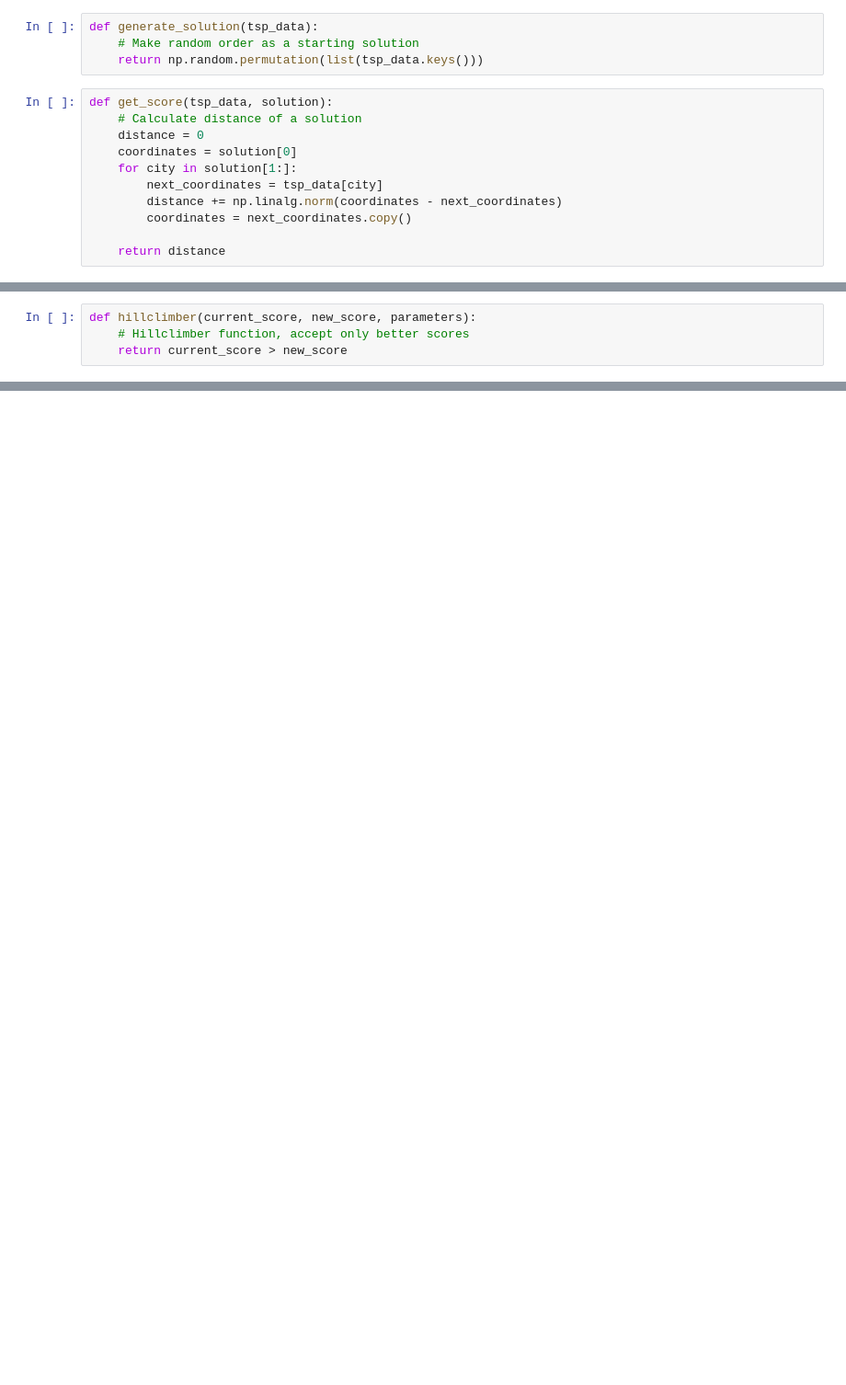
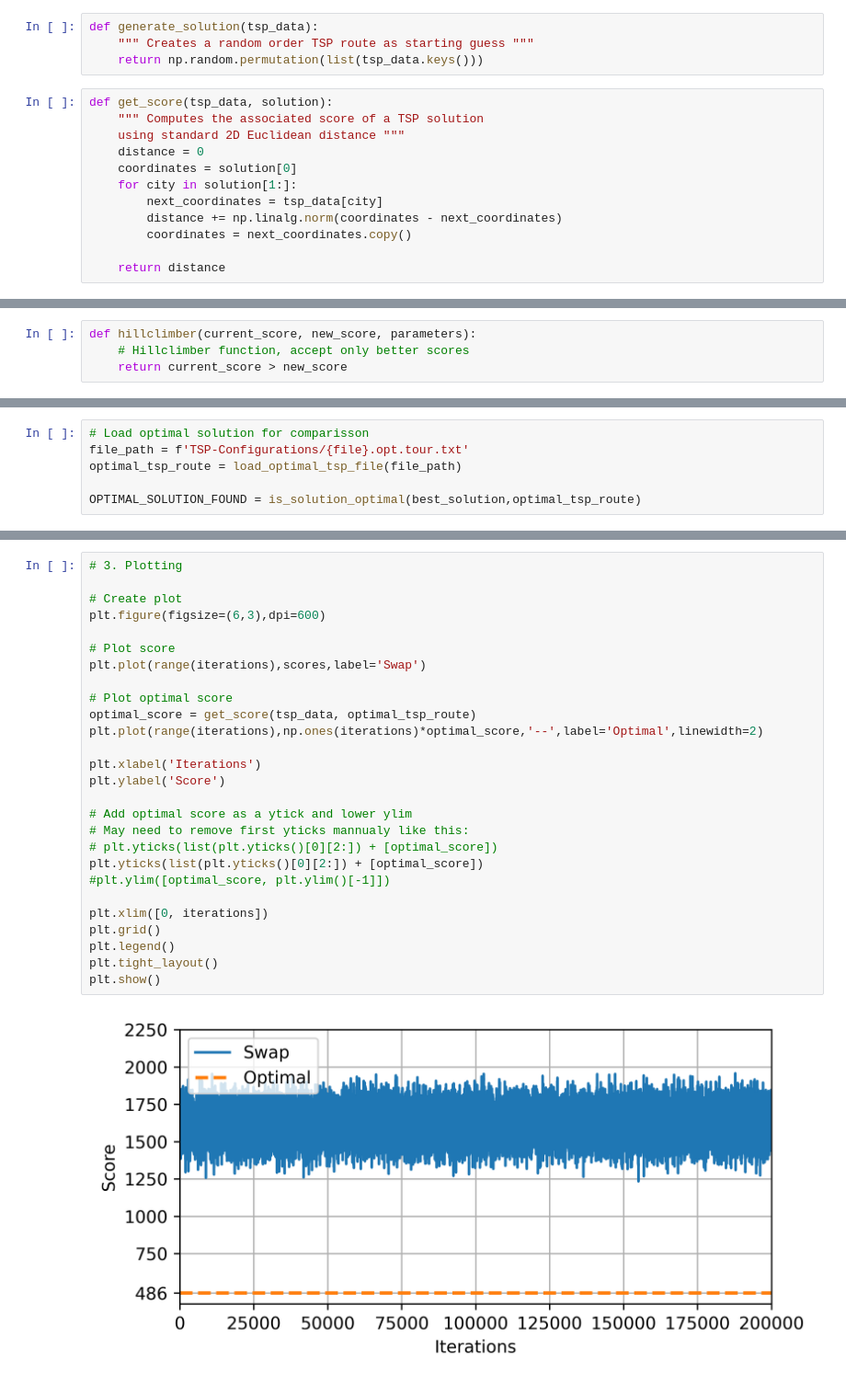
Before and after one commit to pabloralves/StocSim3, a Jupyter notebook: main.ipynb, the cells around one changed output, grey strips where cells are left out. Shown at 92% size. Cells and saved outputs as stored; diff of their text form; blank space fills up the shorter version.

Commit message:
Plot score vs. iterations, check vs. optimal solution, clean and structure code

```diff
--- a/main.ipynb
+++ b/main.ipynb
@@ -46,10 +105,11 @@ def load_tsp_file(file_path):
 # %%
 def generate_solution(tsp_data):
-    # Make random order as a starting solution
+    """ Creates a random order TSP route as starting guess """
     return np.random.permutation(list(tsp_data.keys()))
 # %%
 def get_score(tsp_data, solution):
-    # Calculate distance of a solution
+    """ Computes the associated score of a TSP solution
+    using standard 2D Euclidean distance """
     distance = 0
     coordinates = solution[0]
     for city in solution[1:]:
@@ -118,0 +261,6 @@ print(score)
+# %%
+# Load optimal solution for comparisson
+file_path = f'TSP-Configurations/{file}.opt.tour.txt'
+optimal_tsp_route = load_optimal_tsp_file(file_path)
+
+OPTIMAL_SOLUTION_FOUND = is_solution_optimal(best_solution,optimal_tsp_route)
@@ -118,0 +284,29 @@ print(score)
+# %%
+# 3. Plotting
+
+# Create plot
+plt.figure(figsize=(6,3),dpi=600)
+
+# Plot score
+plt.plot(range(iterations),scores,label='Swap')
+
+# Plot optimal score
+optimal_score = get_score(tsp_data, optimal_tsp_route)
+plt.plot(range(iterations),np.ones(iterations)*optimal_score,'--',label='Optimal',linewidth=2)
+
+plt.xlabel('Iterations')
+plt.ylabel('Score')
+
+# Add optimal score as a ytick and lower ylim
+# May need to remove first yticks mannualy like this:
+# plt.yticks(list(plt.yticks()[0][2:]) + [optimal_score])
+plt.yticks(list(plt.yticks()[0][2:]) + [optimal_score])
+#plt.ylim([optimal_score, plt.ylim()[-1]])
+
+plt.xlim([0, iterations])
+plt.grid()
+plt.legend()
+plt.tight_layout()
+plt.show()
+# %% [output]
+[figure, added]
```
Also changed, not shown: parts of 32 cells of this notebook.
